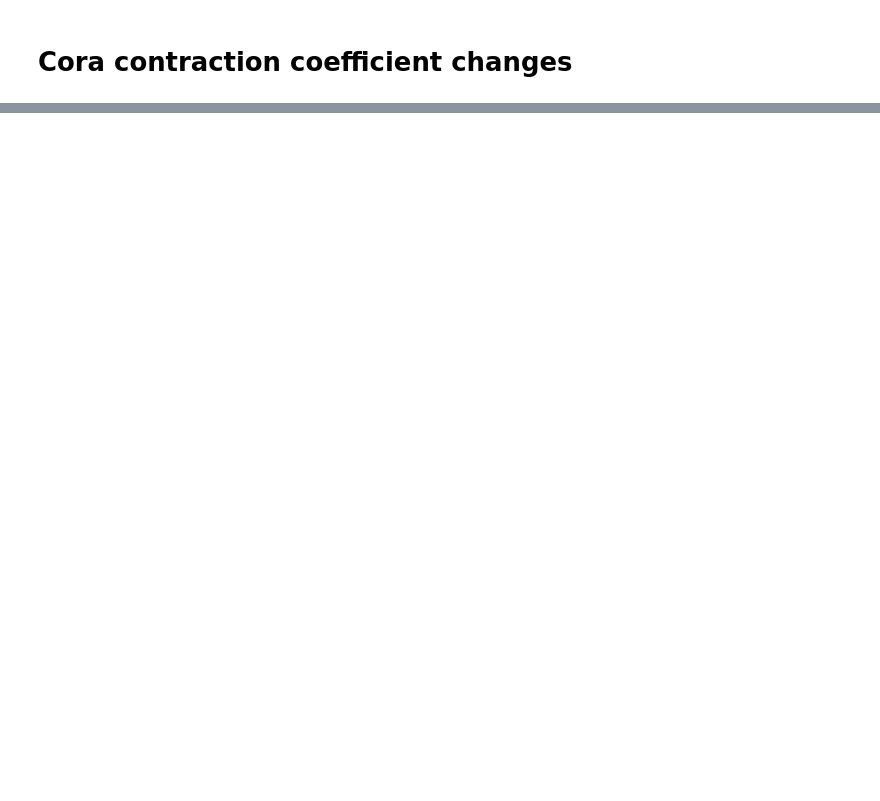
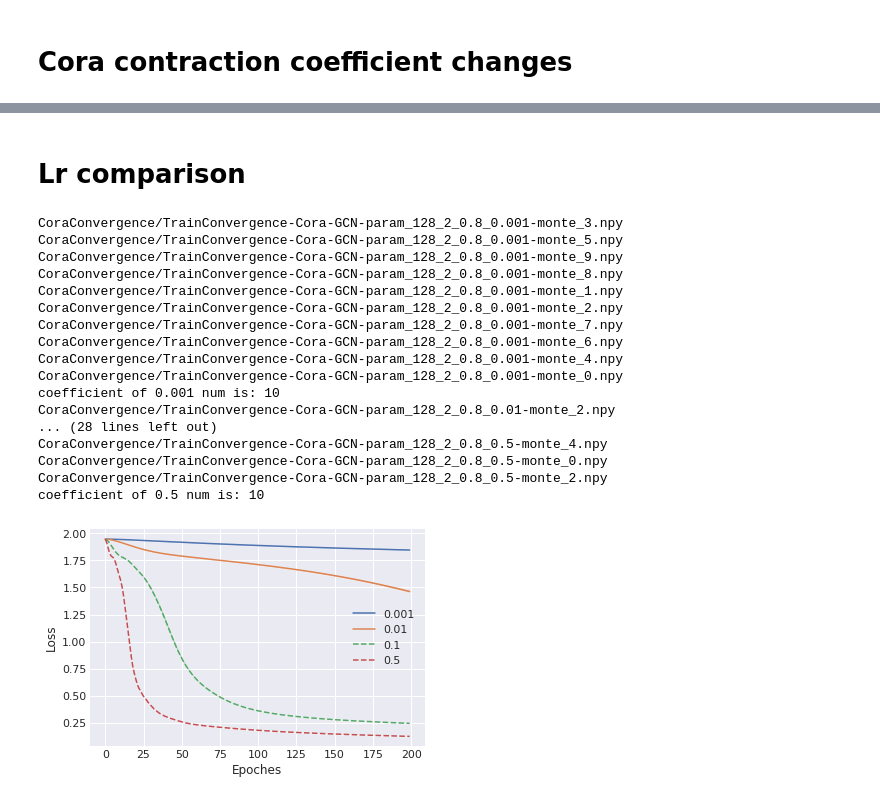
Before and after one commit to ggzhang0071/pytorch_geometric-1, a Jupyter notebook: Results/PlotConvergenceCompare.ipynb, the cells around one changed output, grey strips where cells are left out. Cells and saved outputs as stored; diff of their text form; code cells hidden in the pictures; blank space fills up the shorter version.

```diff
--- a/Results/PlotConvergenceCompare.ipynb
+++ b/Results/PlotConvergenceCompare.ipynb
@@ -224,0 +208,38 @@ coefficient of 6 num is: 10
+# %% [markdown]
+# Lr comparison
+# %%
+coefficientsThree=[0.8]
+coefficientsFirst=[128]
+coefficientsSecond=[2]
+coefficientsFour=[0.001, 0.01, 0.1, 0.5]
+dataset="Cora"
+modelName="GCN"
+Prefix="TrainConvergence"
+FileName=dataset+"Convergence/"
+file_constraited=FileName+Prefix
+save_png_name='LRCompare_{}.png'.format(dataset)
+start_plot=0
+epochs=200
+args=coefficientsFour
+from PlotMonteCalorsConvergence import PlotMonteCalorsTimesConvergenceNpy
+
+PlotMonteCalorsTimesConvergenceNpy(dataset,modelName,file_constraited,coefficientsFirst,coefficientsSecond,coefficientsThree,coefficientsFour,save_png_name,start_plot,epochs,*args)
+# %% [output]
+CoraConvergence/TrainConvergence-Cora-GCN-param_128_2_0.8_0.001-monte_3.npy
+CoraConvergence/TrainConvergence-Cora-GCN-param_128_2_0.8_0.001-monte_5.npy
+CoraConvergence/TrainConvergence-Cora-GCN-param_128_2_0.8_0.001-monte_9.npy
+CoraConvergence/TrainConvergence-Cora-GCN-param_128_2_0.8_0.001-monte_8.npy
+CoraConvergence/TrainConvergence-Cora-GCN-param_128_2_0.8_0.001-monte_1.npy
+CoraConvergence/TrainConvergence-Cora-GCN-param_128_2_0.8_0.001-monte_2.npy
+CoraConvergence/TrainConvergence-Cora-GCN-param_128_2_0.8_0.001-monte_7.npy
+CoraConvergence/TrainConvergence-Cora-GCN-param_128_2_0.8_0.001-monte_6.npy
+CoraConvergence/TrainConvergence-Cora-GCN-param_128_2_0.8_0.001-monte_4.npy
+CoraConvergence/TrainConvergence-Cora-GCN-param_128_2_0.8_0.001-monte_0.npy
+coefficient of 0.001 num is: 10
+CoraConvergence/TrainConvergence-Cora-GCN-param_128_2_0.8_0.01-monte_2.npy
+... (28 lines left out)
+CoraConvergence/TrainConvergence-Cora-GCN-param_128_2_0.8_0.5-monte_4.npy
+CoraConvergence/TrainConvergence-Cora-GCN-param_128_2_0.8_0.5-monte_0.npy
+CoraConvergence/TrainConvergence-Cora-GCN-param_128_2_0.8_0.5-monte_2.npy
+coefficient of 0.5 num is: 10
+[figure, added]
```
Also changed, not shown: parts of 22 cells of this notebook, 2 other files.
